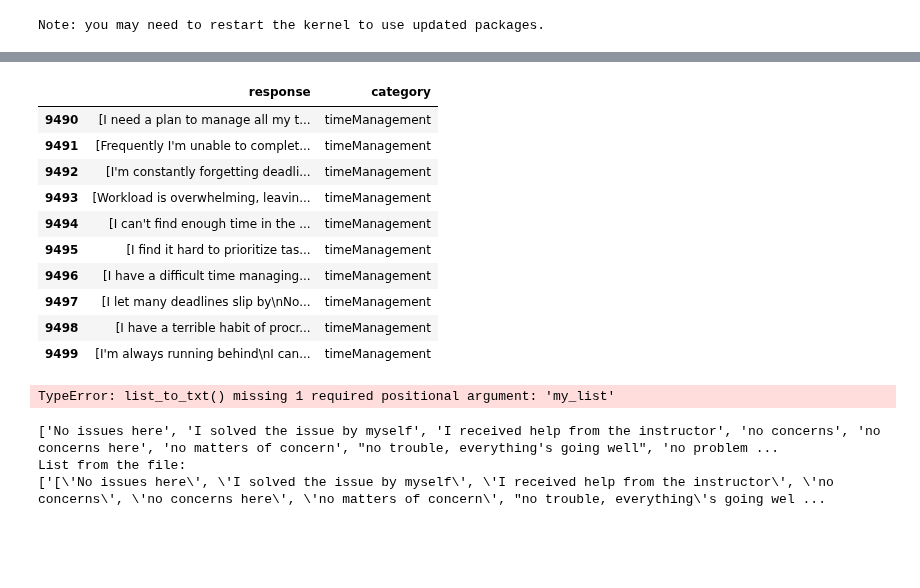
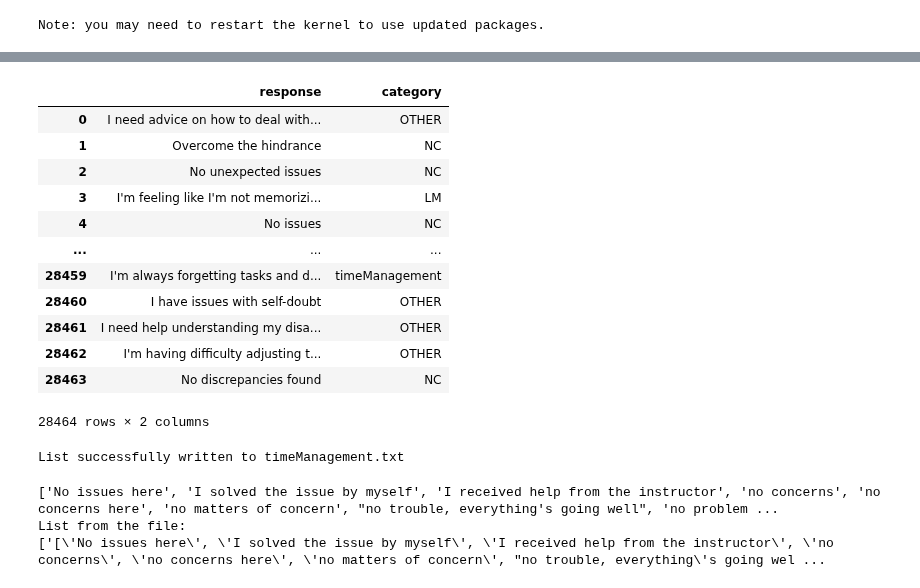
Before and after one commit to RudimentaryChef/FRED_NLP, a Jupyter notebook: NLP_Courses.ipynb, the cells around one changed output, grey strips where cells are left out. Drawn from its saved outputs; the diff is of its cells as text; code cells hidden in the pictures; blank space fills up the shorter version.

```diff
--- a/NLP_Courses.ipynb
+++ b/NLP_Courses.ipynb
@@ -82,44 +125,47 @@ def read_list_from_file(file_path):
             # Safely evaluate the string as a Python literal (list)
             file_contents = ast.literal_eval(file_content_str)
 
         return file_contents
 
     except FileNotFoundError:
         print(f"The file '{file_path}' does not exist.")
     except (SyntaxError, ValueError) as e:
         print(f"Error while evaluating the file content: {e}")
     except Exception as e:
         print(f"An error occurred: {e}")
 def df_from_file(file_path):
     listy = read_list_from_file(file_path)
 
     category = file_path.replace(".txt", "")
     df = pd.DataFrame({'response': listy, 'category': [category] * len(listy)})
     return df
 #Files is a list of files to add it from. Put it all in one dataframe
 def multiple_df(files):
     dfs = []
     for file in files:
         dfs.append(df_from_file(file))
 
     result_df = pd.concat(dfs, ignore_index=True)
     return result_df
 
 
 ret = multiple_df(["NC.txt", "timeManagement.txt", "OTHER.txt", "LM.txt"])
-value_counts = ret['category'].value_counts()
+shuffled_df = ret.sample(frac=1).reset_index(drop=True)
+shuffled_df
 # %% [output]
 |  | response | category |
-| 9490 | [I need a plan to manage all my t... | timeManagement |
-| 9491 | [Frequently I'm unable to complet... | timeManagement |
-| 9492 | [I'm constantly forgetting deadli... | timeManagement |
-| 9493 | [Workload is overwhelming, leavin... | timeManagement |
-| 9494 | [I can't find enough time in the ... | timeManagement |
-| 9495 | [I find it hard to prioritize tas... | timeManagement |
-| 9496 | [I have a difficult time managing... | timeManagement |
-| 9497 | [I let many deadlines slip by\nNo... | timeManagement |
-| 9498 | [I have a terrible habit of procr... | timeManagement |
-| 9499 | [I'm always running behind\nI can... | timeManagement |
+| 0 | I need advice on how to deal with... | OTHER |
+| 1 | Overcome the hindrance | NC |
+| 2 | No unexpected issues | NC |
+| 3 | I'm feeling like I'm not memorizi... | LM |
+| 4 | No issues | NC |
+| ... | ... | ... |
+| 28459 | I'm always forgetting tasks and d... | timeManagement |
+| 28460 | I have issues with self-doubt | OTHER |
+| 28461 | I need help understanding my disa... | OTHER |
+| 28462 | I'm having difficulty adjusting t... | OTHER |
+| 28463 | No discrepancies found | NC |
+28464 rows × 2 columns
 # %%
 #Sprint 5
 import openai
@@ -260,9 +306,9 @@ def read_list_from_file(file_path):
 # %%
 listy = read_list_from_file("timeManagement.txt")
 listy = flatten(listy)
-list_to_txt("timeManagement.txt")
+list_to_txt("timeManagement.txt",listy)
 # %% [output]
-TypeError: list_to_txt() missing 1 required positional argument: 'my_list'
+List successfully written to timeManagement.txt
 # %%
 with open("NC.txt", "r") as file:
     print(file.read())
```
Also changed, not shown: parts of 4 cells of this notebook.
